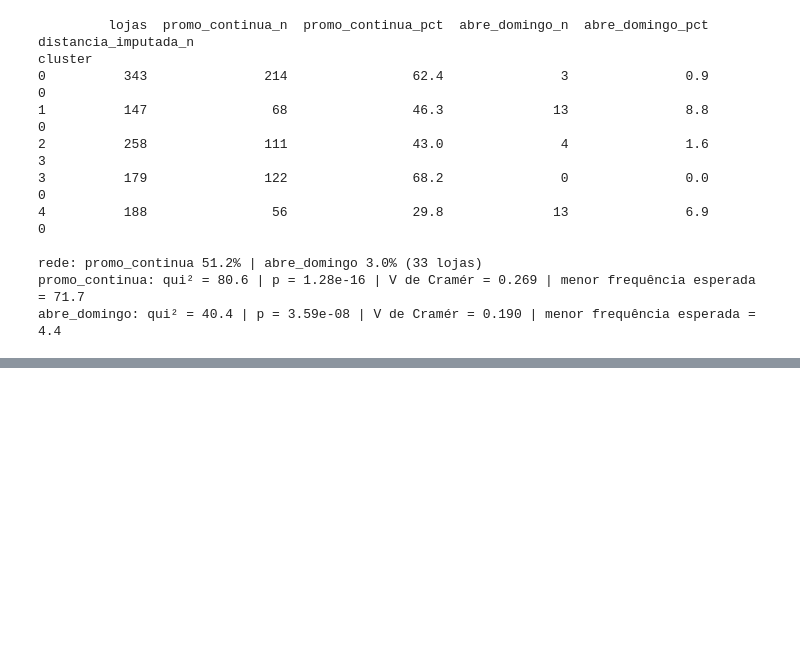
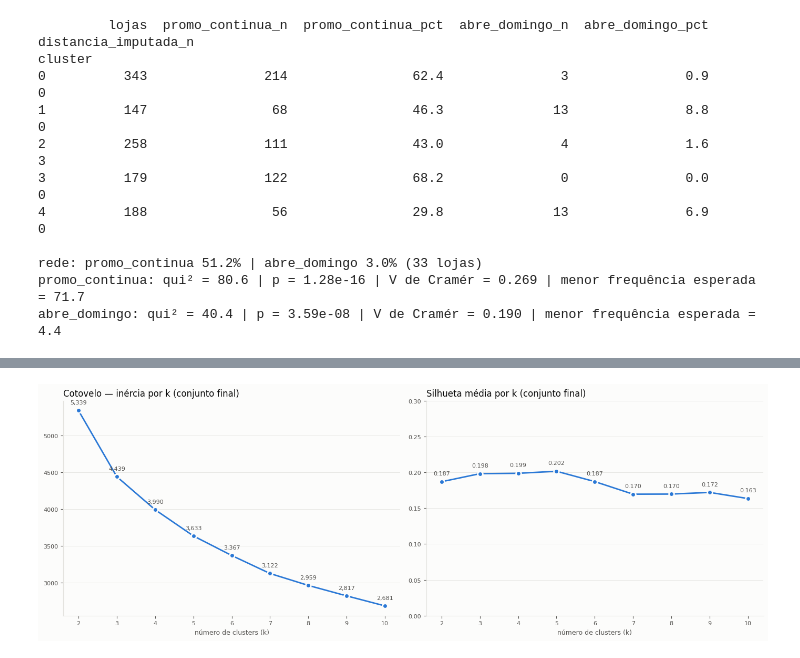
Before and after one commit to V4lciJr/Auroa-Retail-Store-Clustering, a Jupyter notebook: notebooks/04_modelagem.ipynb, the cells around one changed output, grey strips where cells are left out. Saved outputs shown, nothing was run; the diff lists cells and outputs as text; code cells hidden in the pictures; blank space fills up the shorter version.

```diff
--- a/notebooks/04_modelagem.ipynb
+++ b/notebooks/04_modelagem.ipynb
@@ -558,0 +563,15 @@ base_transformada.to_parquet(PROCESSADOS / 'base_lojas_clusters.parquet')
+# %%
+X_modelo = pd.read_parquet(PROCESSADOS / 'X_modelo.parquet')
+base = pd.read_parquet(PROCESSADOS / 'base_lojas.parquet')
+FEATURES_MODELO = X_modelo.columns.tolist()
+print(FEATURES_MODELO)
+
+resultados = []
+for k in range(2, 11):
+    modelo = KMeans(n_clusters=k, n_init=20, random_state=SEED).fit(X_modelo)
+    tamanhos = np.bincount(modelo.labels_)
+    resultados.append({'k': k, 'inercia': modelo.inertia_, 'silhueta': silhouette_score(X_modelo, modelo.labels_),
+                       'menor_cluster': tamanhos.min(), 'maior_cluster': tamanhos.max()})
+tabela_k = pd.DataFrame(resultados).set_index('k')
+tabela_k['queda_inercia_pct'] = -tabela_k['inercia'].pct_change() * 100
+print(tabela_k.assign(silhueta=tabela_k['silhueta'].map('{:.3f}'.format)).round(1).to_string())
@@ -558,0 +591,19 @@ base_transformada.to_parquet(PROCESSADOS / 'base_lojas_clusters.parquet')
+# %%
+fig, (ax1, ax2) = plt.subplots(1, 2, figsize=(14, 5), facecolor=FUNDO)
+for ax, coluna, titulo, fmt in [(ax1, 'inercia', 'Cotovelo — inércia por k (conjunto final)', '{:,.0f}'),
+                                (ax2, 'silhueta', 'Silhueta média por k (conjunto final)', '{:.3f}')]:
+    ax.set_facecolor(FUNDO)
+    ax.plot(tabela_k.index, tabela_k[coluna], color=AZUL, linewidth=2, marker='o', markersize=7, markeredgecolor=FUNDO, markeredgewidth=2)
+    for k, v in tabela_k[coluna].items():
+        ax.annotate(fmt.format(v), (k, v), textcoords='offset points', xytext=(0, 9), ha='center', fontsize=8, color=TEXTO_2)
+    ax.set_title(titulo, loc='left', fontsize=12, color=TEXTO)
+    ax.set_xlabel('número de clusters (k)', fontsize=9, color=TEXTO_2)
+    ax.set_xticks(tabela_k.index); ax.tick_params(colors=TEXTO_2, labelsize=8)
+    ax.grid(axis='y', color=GRADE, linewidth=0.6); ax.set_axisbelow(True)
+    for lado in ['top', 'right']: ax.spines[lado].set_visible(False)
+    for lado in ['left', 'bottom']: ax.spines[lado].set_color(GRADE)
+ax2.set_ylim(0, 0.3)
+fig.tight_layout()
+fig.savefig(RAIZ / 'relatorios' / 'figuras' / '04_cotovelo_silhueta.png', dpi=120, facecolor=fig.get_facecolor())
+# %% [output]
+[figure, added]
```
Also changed, not shown: parts of 12 cells of this notebook, 10 other files.
